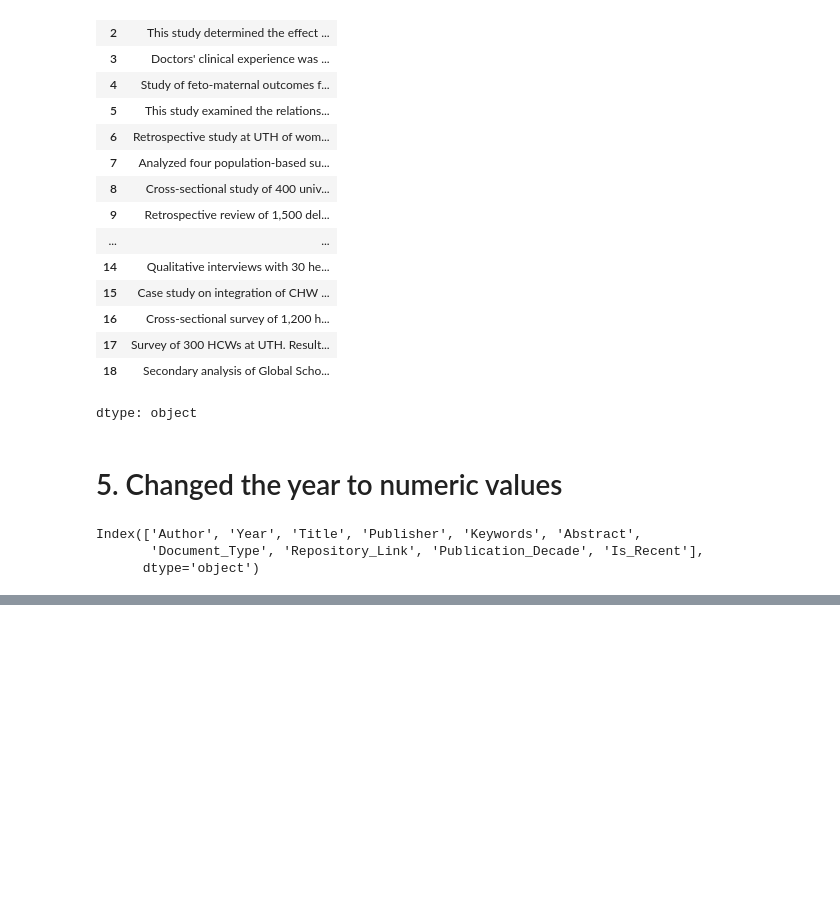
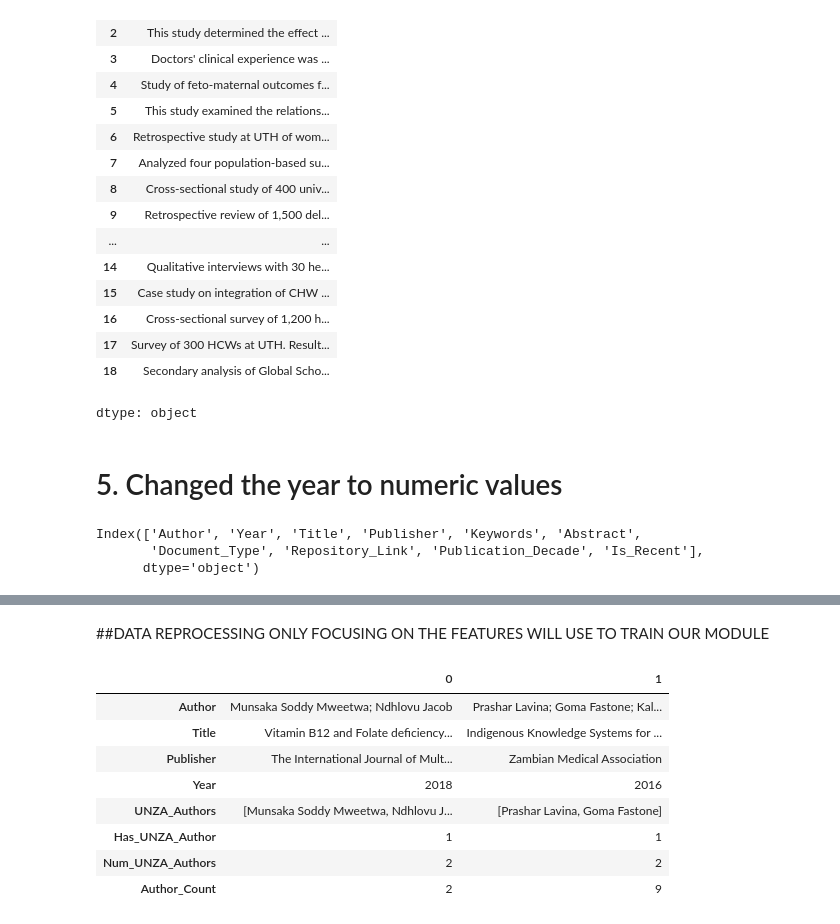
Before and after one commit to JakeSparrow1/project_team_20, a Jupyter notebook: shared_group_notebook.ipynb, the cells around one changed output, grey strips where cells are left out. Cells and saved outputs as stored; diff of their text form; code cells hidden in the pictures; blank space fills up the shorter version.

```diff
--- a/shared_group_notebook.ipynb
+++ b/shared_group_notebook.ipynb
@@ -393,0 +403,32 @@ Index(['Author', 'Year', 'Title', 'Publisher', 'Keywords', 'Abstract',
+# %% [markdown]
+##DATA REPROCESSING ONLY FOCUSING ON THE FEATURES WILL USE TO TRAIN OUR MODULE
+# %%
+# Step 1
+df_feature_dataset = df.copy()
+# %%
+# Step 2
+columns_to_keep = ['Author', 'Title', 'Publisher', 'Year', 'UNZA_Authors']
+# Removes other columns and only keeps the selected columns
+df_feature_dataset = df_feature_dataset.loc[:, columns_to_keep]
+# %%
+# Step 3: Create author-based features
+# Binary: any UNZA author present
+df_feature_dataset['Has_UNZA_Author'] = df_feature_dataset['UNZA_Authors'].apply(lambda x: 1 if len(x) > 0 else 0)
+
+# Count: number of UNZA authors
+df_feature_dataset['Num_UNZA_Authors'] = df_feature_dataset['UNZA_Authors'].apply(len)
+
+# Count total authors in the paper
+df_feature_dataset['Author_Count'] = df_feature_dataset['Author'].apply(lambda x: len(x.split(';')))
+# %%
+df_feature_dataset.head(2).T
+# %% [output]
+|  | 0 | 1 |
+| Author | Munsaka Soddy Mweetwa; Ndhlovu Jacob | Prashar Lavina; Goma Fastone; Kal... |
+| Title | Vitamin B12 and Folate deficiency... | Indigenous Knowledge Systems for ... |
+| Publisher | The International Journal of Mult... | Zambian Medical Association |
+| Year | 2018 | 2016 |
+| UNZA_Authors | [Munsaka Soddy Mweetwa, Ndhlovu J... | [Prashar Lavina, Goma Fastone] |
+| Has_UNZA_Author | 1 | 1 |
+| Num_UNZA_Authors | 2 | 2 |
+| Author_Count | 2 | 9 |
```
Also changed, not shown: parts of 9 cells of this notebook.
